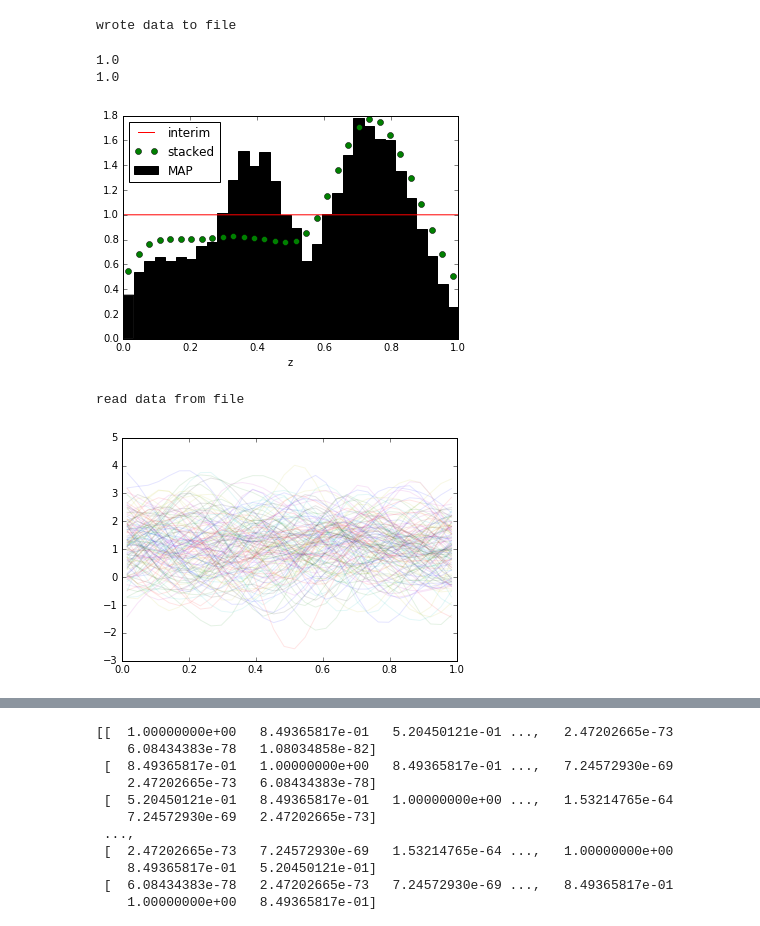
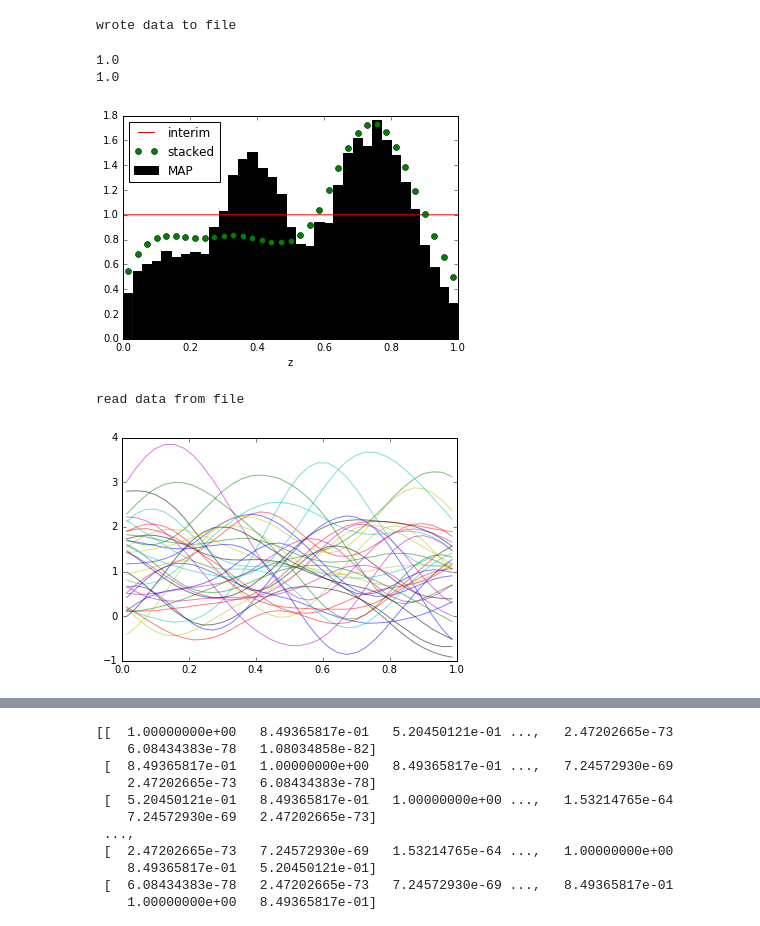
Before and after one commit to aimalz/prob-z, a Jupyter notebook: nz/code/FromHogg.ipynb, the cells around one changed output, grey strips where cells are left out. Drawn from its saved outputs; the diff is of its cells as text; code cells hidden in the pictures.

```diff
--- a/nz/code/FromHogg.ipynb
+++ b/nz/code/FromHogg.ipynb
@@ -31,7 +31,7 @@ class setup(object):
 
         # take in specification of bins if provided, otherwise make some
 
-        self.allnbins = 32
+        self.allnbins = 35
         binstep = 1. / self.allnbins
         self.allzs = np.arange(0.,1.+binstep,binstep)
 
@@ -455,7 +455,7 @@ print(np.sum(dzcoarse*np.sum(data, axis=0) / N))
 # %% [output]
 1.0
 1.0
-[figure, old version]
+[figure, new version]
 # %%
 #read data from disk so it can be used by my old code
 
@@ -481,9 +481,10 @@ read data from file
 # for k in range(K):
 #     prior_var[k] = 1. * np.exp(-0.5 * (zcoarse[k] - zcoarse) ** 2 / prior_sigma ** 2)
 
-q = 1.0
-e = 100.
-t = q*1e-5
+#how to marginalize over these?
+q = 1.0#controls amplitude
+e = 25.#controls number of peaks
+t = q*1.e-5#controls smoothness of curves
 prior_var = np.array([[q*np.exp(-0.5*e*(zcoarse[a]-zcoarse[b])**2.)
                        for a in xrange(0,meta.allnbins)] for b in xrange(0,meta.allnbins)])
 prior_var = prior_var+t*np.identity(meta.allnbins)
@@ -493,11 +494,11 @@ prior_ivar = np.linalg.inv(prior_var)
 #print(np.shape(prior_ivar))
 # %%
 ivals = [np.random.multivariate_normal(interimcoarse,prior_var)
-         for i in xrange(4*meta.allnbins)]
+         for i in xrange(meta.allnbins)]
 for ival in ivals:
-    plt.plot(zcoarse,ival,alpha=0.1)
+    plt.plot(zcoarse,ival,alpha=0.5)
 # %% [output]
-[figure, old version]
+[figure, new version]
 # %%
 #define class for hypeprior distribution
 #this evaluates the posterior, prior, likelihood and optimizes
```
Also changed, not shown: parts of 9 cells of this notebook.
